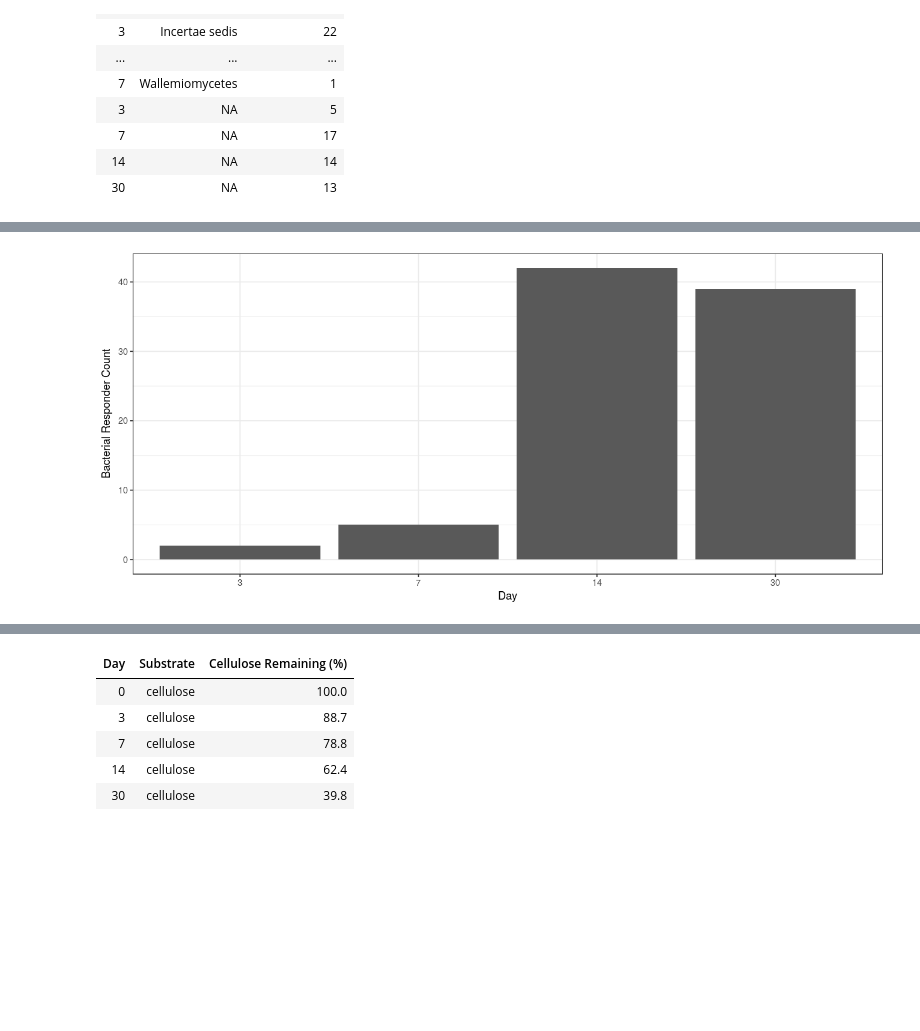
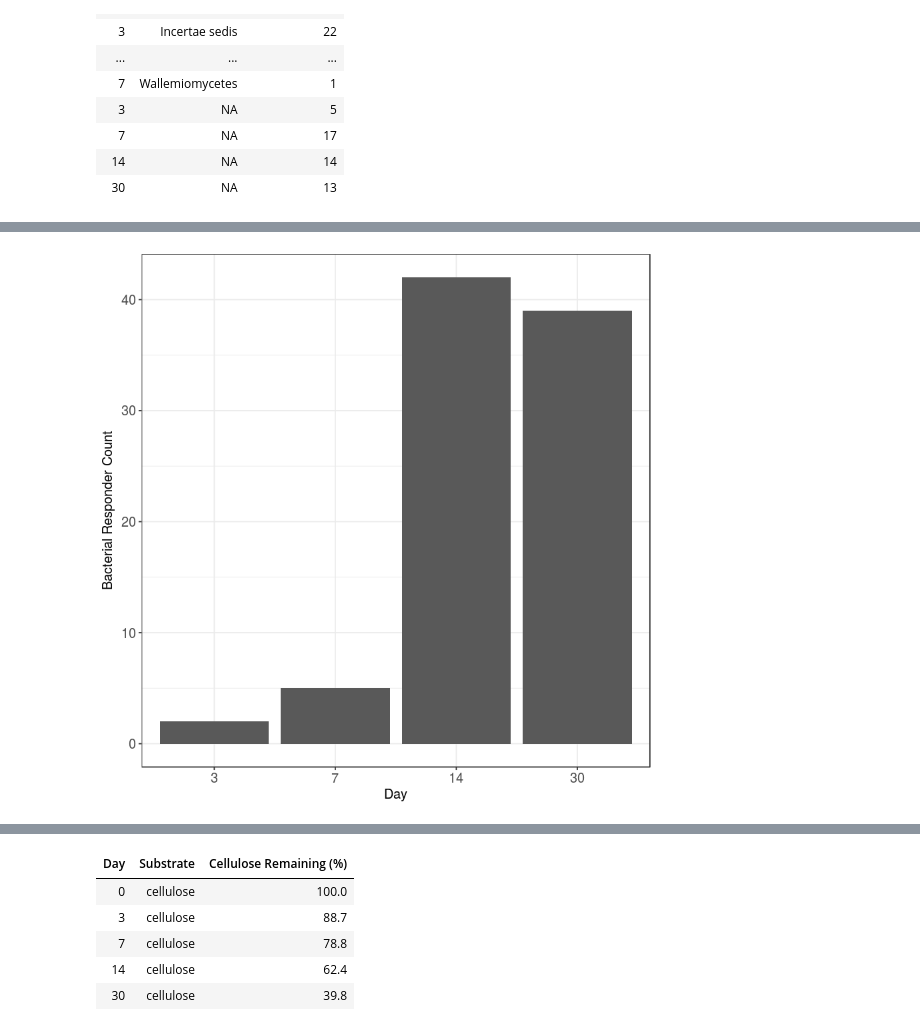
Before and after one commit to chvtk/Fungal_SIP, a Jupyter notebook: MW_l2fc_analysis.ipynb, the cells around one changed output, grey strips where cells are left out. Saved outputs shown, nothing was run; the diff lists cells and outputs as text; code cells hidden in the pictures; blank space fills up the shorter version.

Commit message:
updated figures for final manuscript

```diff
--- a/MW_l2fc_analysis.ipynb
+++ b/MW_l2fc_analysis.ipynb
@@ -798,23 +926,19 @@ l2fc.df = filter(l2fc.df, Treatment == "13CCPS")
 # %%
-d = l2fc.df %>%
-          group_by(Day) %>%
-          summarize(responders = sum(padj <= 0.10))
-
-px2 = ggplot(d, aes(x = factor(Day), y = responders))
+px2 = ggplot(d, aes(x = as.factor(Day), y = responders))
 
 px2 = px2 + geom_bar(stat = "identity", position = "dodge")
-
-px2 = px2 + theme_bw()
-p = p + theme(axis.text = element_text(size = 12),
-              axis.title = element_text(size = 12),
-              legend.text = element_text(size = 12),
-              legend.title = element_text(size = 12))
 
 px2 = px2 + xlab("Day") + ylab("Bacterial Responder Count")
 
 px2 = px2 + scale_fill_discrete(name = "Day")
 
+px2 = px2 + theme_bw()
+px2 = px2 + theme(axis.text = element_text(size = 12),
+              axis.title = element_text(size = 12),
+              legend.text = element_text(size = 12),
+              legend.title = element_text(size = 12))
+
 
 px2
 # %% [output]
-[figure, old version]
+[figure, new version]
```
Also changed, not shown: parts of 90 cells of this notebook, 4 other files.
